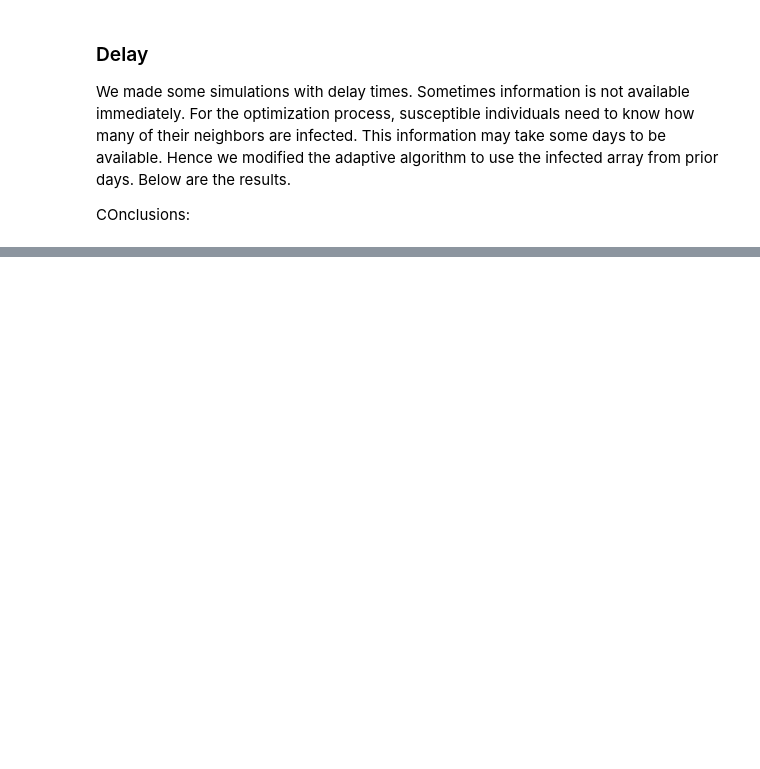
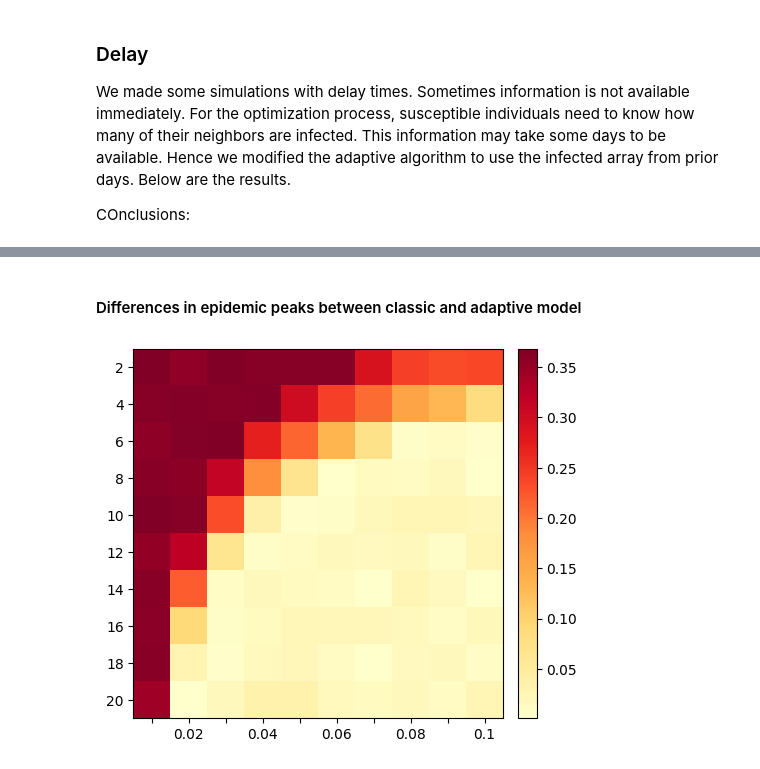
Before and after one commit to JimmyCalvoMonge/AdaptiveNetworks, a Jupyter notebook: network_experiments.ipynb, the cells around one changed output, grey strips where cells are left out. Saved outputs shown, nothing was run; the diff lists cells and outputs as text; code cells hidden in the pictures; blank space fills up the shorter version.

```diff
--- a/network_experiments.ipynb
+++ b/network_experiments.ipynb
@@ -412,6 +67,3 @@ plt.show()
 # %%
 # bepidist_data = pd.read_csv('./Data/Distribution_bepidist.csv')
 # bepidist_data
-# %%
-bepidist = pd.read_csv('./Data/20251101193824_bepidist_0.05_7_figure_data.csv')
-epidist = pd.read_csv('./Data/20251101193824_epidist_0.05_7_data.csv')
@@ -1282,0 +926,8 @@ for d in bepidist_delay0['d'].unique().tolist():
+# %%
+epidist_data = pd.read_csv('./Data/20251102192459_epidist_heatmap_data.csv')
+bepidist_data = pd.read_csv('./Data/20251102192459_bepidist_heatmap_data.csv')
+epidist_data = epidist_data.apply(pd.to_numeric)
+bepidist_data = bepidist_data.apply(pd.to_numeric)
+print(bepidist_data['V'].unique().tolist())
+print(bepidist_data['T'].unique().tolist())
+n = 500
@@ -1282,0 +978,69 @@ for d in bepidist_delay0['d'].unique().tolist():
+# %% [markdown]
+#### Differences in epidemic peaks between classic and adaptive model
+# %%
+data_diff = pd.DataFrame({})
+for v in bepidist_data['V'].unique():
+    for T in bepidist_data['T'].unique():
+
+        epidist = epidist_data
+        bepidist = bepidist_data[(bepidist_data['V'] == v) & (bepidist_data['T'] == T)]
+
+        mean = (epidist['i_mean']/n).tolist()
+        meanb = (bepidist['i_mean']/n).tolist()
+
+        diff = np.nanmax(mean) - np.nanmax(meanb)
+
+        data_diff = pd.concat([data_diff, pd.DataFrame({
+            'V': [v],
+            'T': [T],
+            'diff': [np.abs(diff)]
+        })], ignore_index=True)
+plot1_data = data_diff.pivot(index='V', columns='T', values='diff')
+# Labels
+xlabs0 = list(plot1_data.index)
+xlabs = []
+for i, x in enumerate(xlabs0):
+    if i % 2 == 1:
+        xlabs.append(np.round(x,2))
+    else:
+        xlabs.append('')
+
+ylabs = plot1_data.columns.tolist()
+data = np.transpose(np.abs(plot1_data.values))
+
+# for dat in data:
+#     vals = [str(round(val, 4)) for val in list(dat)]
+#     vals = f"{{{','.join(vals)}}},"
+#     print(vals)
+
+# Heat map
+fig, ax = plt.subplots()
+im = ax.imshow(data, cmap = "YlOrRd")
+
+# Add the labels
+ax.set_xticks(np.arange(len(xlabs)))
+ax.set_yticks(np.arange(len(ylabs)))
+ax.set_xticklabels(xlabs)
+ax.set_yticklabels(ylabs)
+
+# Rotate the labels of the X-axis
+# plt.setp(ax.get_xticklabels(), rotation = 90,
+#          ha = "right", rotation_mode = "anchor")
+
+# Add the color bar
+# cbar = ax.figure.colorbar(im, ax = ax)
+
+# Create colorbar with same height as heatmap
+from mpl_toolkits.axes_grid1 import make_axes_locatable
+# Create an axes divider for the heatmap
+divider = make_axes_locatable(ax)
+# Append a new axes for the colorbar, same height as ax
+cax = divider.append_axes("right", size="5%", pad=0.15)
+# Add colorbar to the new axes
+cbar = plt.colorbar(im, cax=cax)
+
+# plt.xlabel("Population Risk Sensitivity")
+# plt.ylabel("Planning horizon (days)")
+plt.show()
+# %% [output]
+[figure, added]
```
Also changed, not shown: parts of 27 cells of this notebook.
